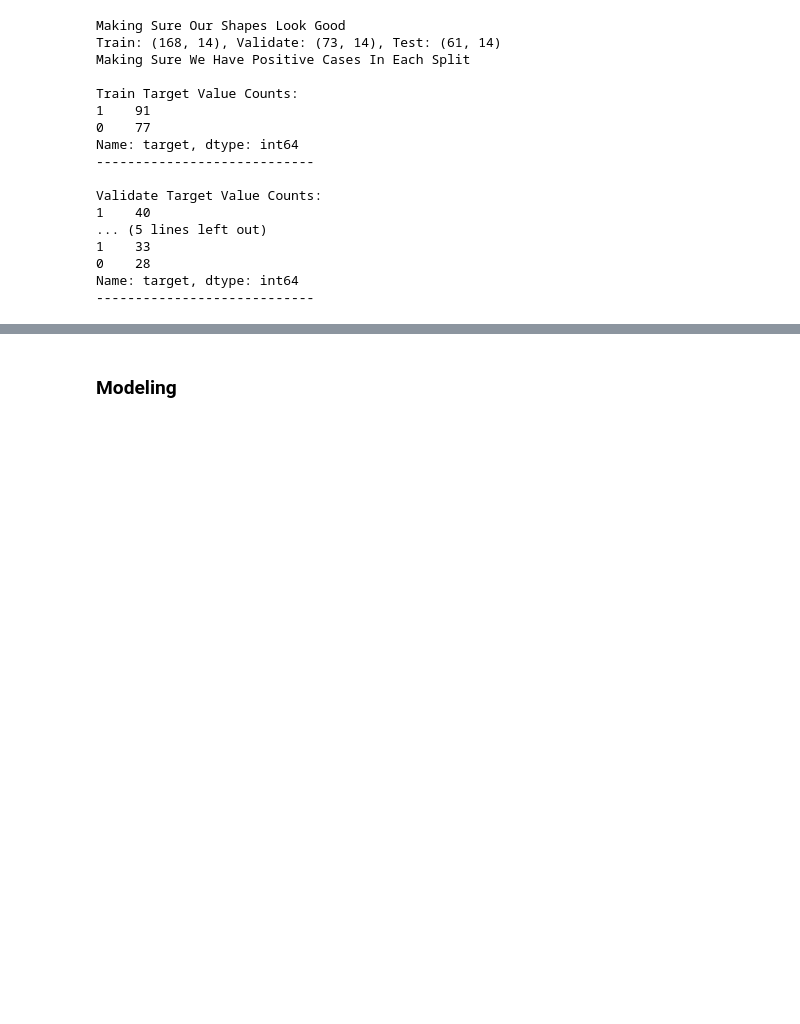
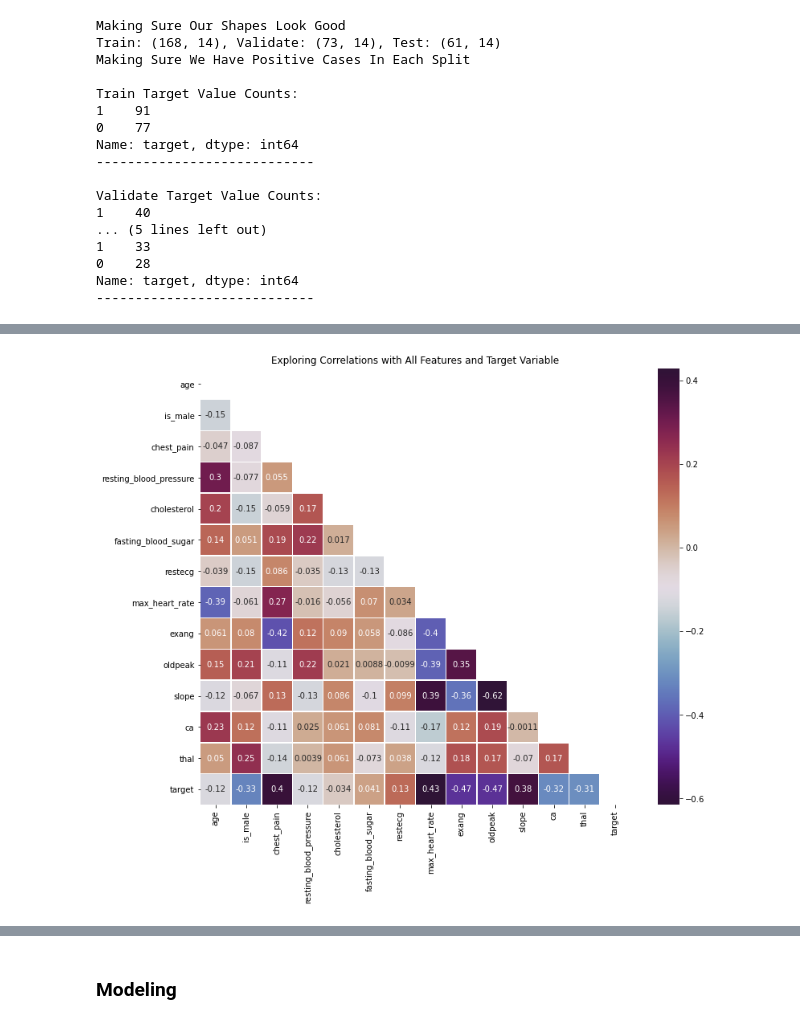
Before and after one commit to lupeluna/Heart_Attack_Possibility, a Jupyter notebook: Heart_Attack.ipynb, the cells around one changed output, grey strips where cells are left out. Cells and saved outputs as stored; diff of their text form; code cells hidden in the pictures; blank space fills up the shorter version.

```diff
--- a/Heart_Attack.ipynb
+++ b/Heart_Attack.ipynb
@@ -170,0 +223,8 @@ for col in cat_vars:
+# %%
+plt.figure(figsize=(12,10))
+corr_matrix = train.corr()
+sns.heatmap(corr_matrix, cmap='twilight_shifted', annot=True, linewidth=0.5, mask= np.triu(corr_matrix))
+plt.title("Exploring Correlations with All Features and Target Variable")
+plt.show()
+# %% [output]
+[figure, added]
```
Also changed, not shown: parts of 11 cells of this notebook.
